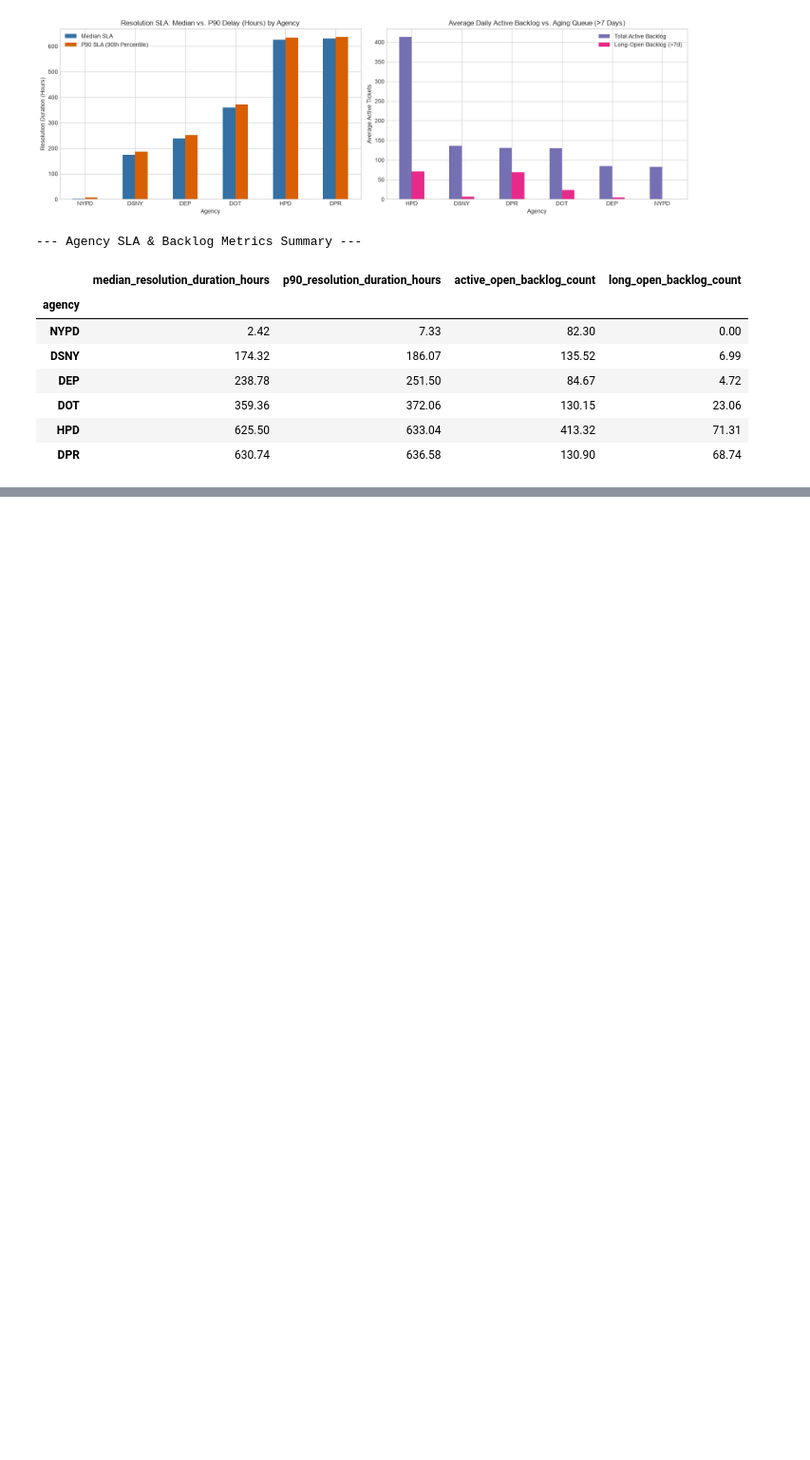
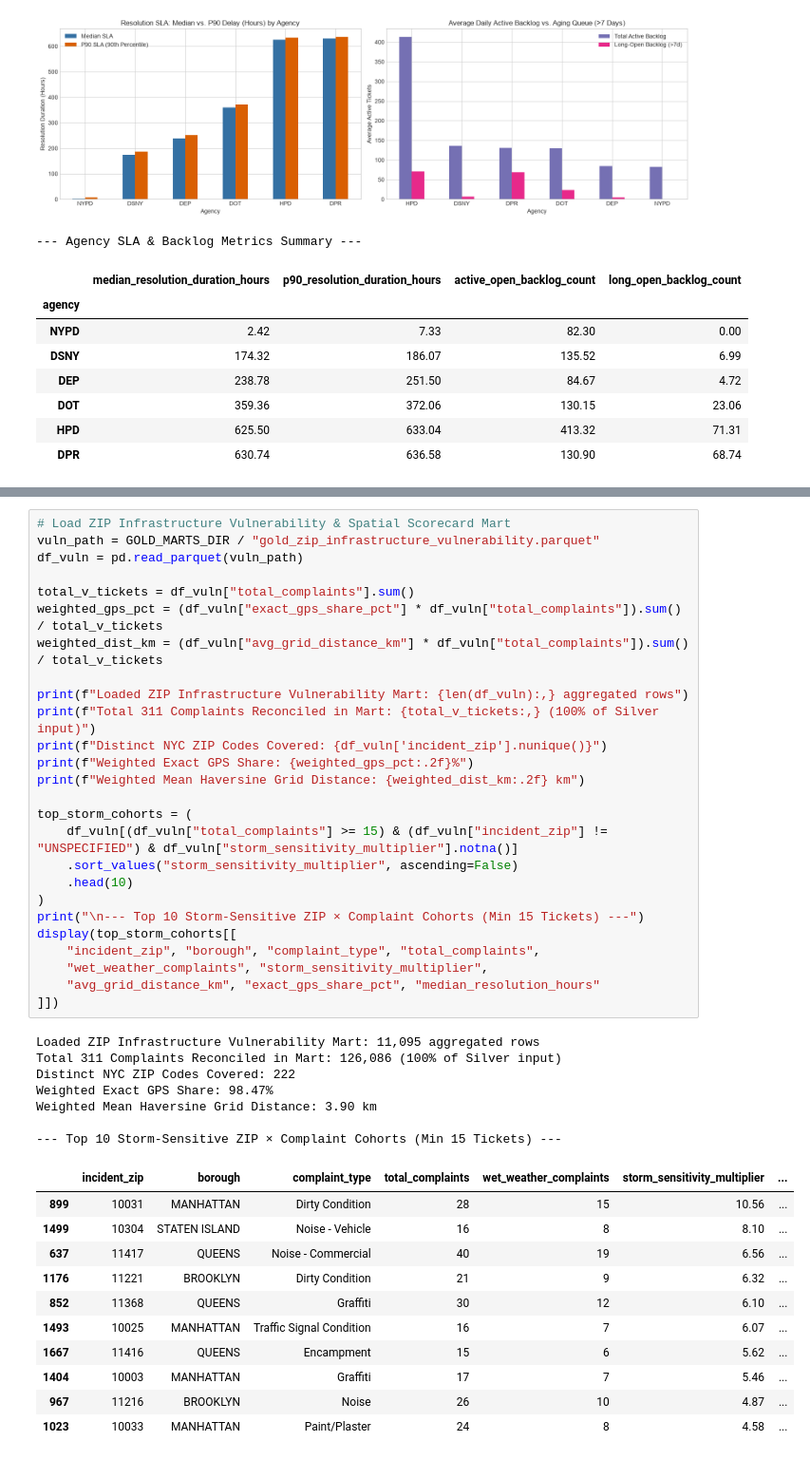
Before and after one commit to GabIsr/group13-dat535, a Jupyter notebook: notebooks/12_gold_layer_business_marts_showcase.ipynb, the cells around one changed output, grey strips where cells are left out. Shown at 95% size. Drawn from its saved outputs; the diff is of its cells as text; blank space fills up the shorter version.

```diff
--- a/notebooks/12_gold_layer_business_marts_showcase.ipynb
+++ b/notebooks/12_gold_layer_business_marts_showcase.ipynb
@@ -214 +222,46 @@ display(pd.concat([agency_sla, backlog_summary], axis=1))
+# %%
+# Load ZIP Infrastructure Vulnerability & Spatial Scorecard Mart
+vuln_path = GOLD_MARTS_DIR / "gold_zip_infrastructure_vulnerability.parquet"
+df_vuln = pd.read_parquet(vuln_path)
+
+total_v_tickets = df_vuln["total_complaints"].sum()
+weighted_gps_pct = (df_vuln["exact_gps_share_pct"] * df_vuln["total_complaints"]).sum() / total_v_tickets
+weighted_dist_km = (df_vuln["avg_grid_distance_km"] * df_vuln["total_complaints"]).sum() / total_v_tickets
+
+print(f"Loaded ZIP Infrastructure Vulnerability Mart: {len(df_vuln):,} aggregated rows")
+print(f"Total 311 Complaints Reconciled in Mart: {total_v_tickets:,} (100% of Silver input)")
+print(f"Distinct NYC ZIP Codes Covered: {df_vuln['incident_zip'].nunique()}")
+print(f"Weighted Exact GPS Share: {weighted_gps_pct:.2f}%")
+print(f"Weighted Mean Haversine Grid Distance: {weighted_dist_km:.2f} km")
+
+top_storm_cohorts = (
+    df_vuln[(df_vuln["total_complaints"] >= 15) & (df_vuln["incident_zip"] != "UNSPECIFIED") & df_vuln["storm_sensitivity_multiplier"].notna()]
+    .sort_values("storm_sensitivity_multiplier", ascending=False)
+    .head(10)
+)
+print("\n--- Top 10 Storm-Sensitive ZIP × Complaint Cohorts (Min 15 Tickets) ---")
+display(top_storm_cohorts[[
+    "incident_zip", "borough", "complaint_type", "total_complaints",
+    "wet_weather_complaints", "storm_sensitivity_multiplier",
+    "avg_grid_distance_km", "exact_gps_share_pct", "median_resolution_hours"
+]])
+# %% [output]
+Loaded ZIP Infrastructure Vulnerability Mart: 11,095 aggregated rows
+Total 311 Complaints Reconciled in Mart: 126,086 (100% of Silver input)
+Distinct NYC ZIP Codes Covered: 222
+Weighted Exact GPS Share: 98.47%
+Weighted Mean Haversine Grid Distance: 3.90 km
+
+--- Top 10 Storm-Sensitive ZIP × Complaint Cohorts (Min 15 Tickets) ---
+|  | incident_zip | borough | complaint_type | total_complaints | wet_weather_complaints | storm_sensitivity_multiplier | ... |
+| 899 | 10031 | MANHATTAN | Dirty Condition | 28 | 15 | 10.56 | ... |
+| 1499 | 10304 | STATEN ISLAND | Noise - Vehicle | 16 | 8 | 8.10 | ... |
+| 637 | 11417 | QUEENS | Noise - Commercial | 40 | 19 | 6.56 | ... |
+| 1176 | 11221 | BROOKLYN | Dirty Condition | 21 | 9 | 6.32 | ... |
+| 852 | 11368 | QUEENS | Graffiti | 30 | 12 | 6.10 | ... |
+| 1493 | 10025 | MANHATTAN | Traffic Signal Condition | 16 | 7 | 6.07 | ... |
+| 1667 | 11416 | QUEENS | Encampment | 15 | 6 | 5.62 | ... |
+| 1404 | 10003 | MANHATTAN | Graffiti | 17 | 7 | 5.46 | ... |
+| 967 | 11216 | BROOKLYN | Noise | 26 | 10 | 4.87 | ... |
+| 1023 | 10033 | MANHATTAN | Paint/Plaster | 24 | 8 | 4.58 | ... |
 # %% [markdown]
```
Also changed, not shown: parts of 4 cells of this notebook, 3 other files.
